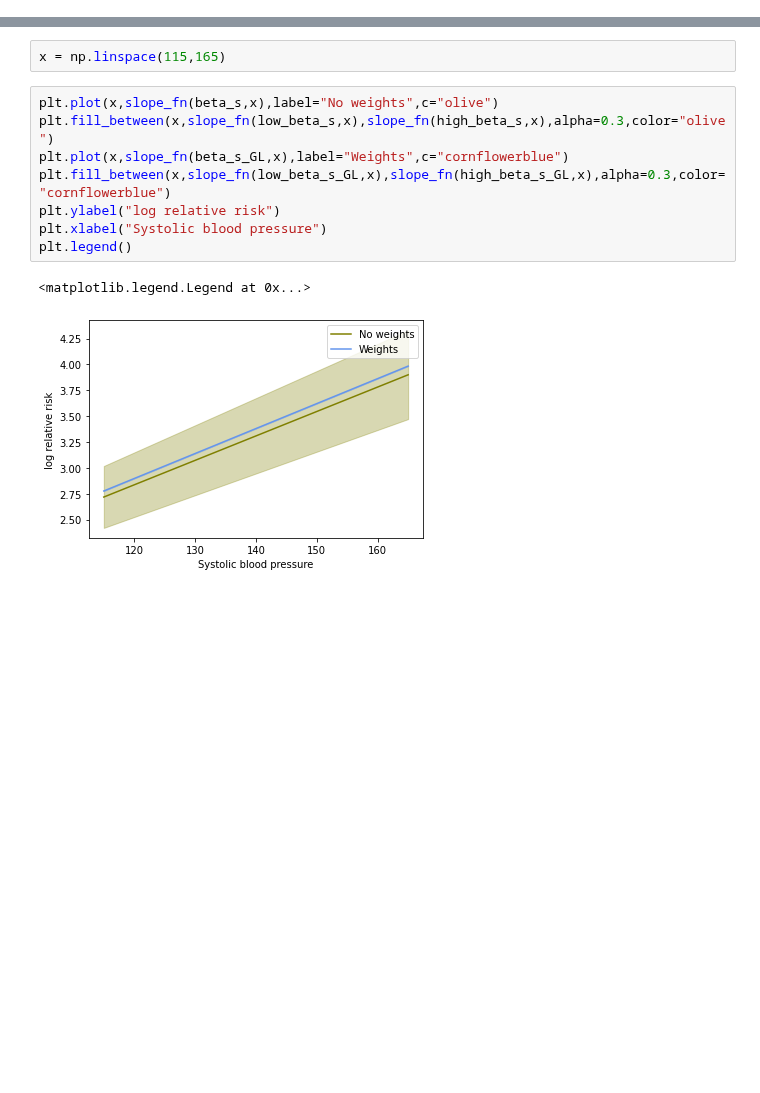
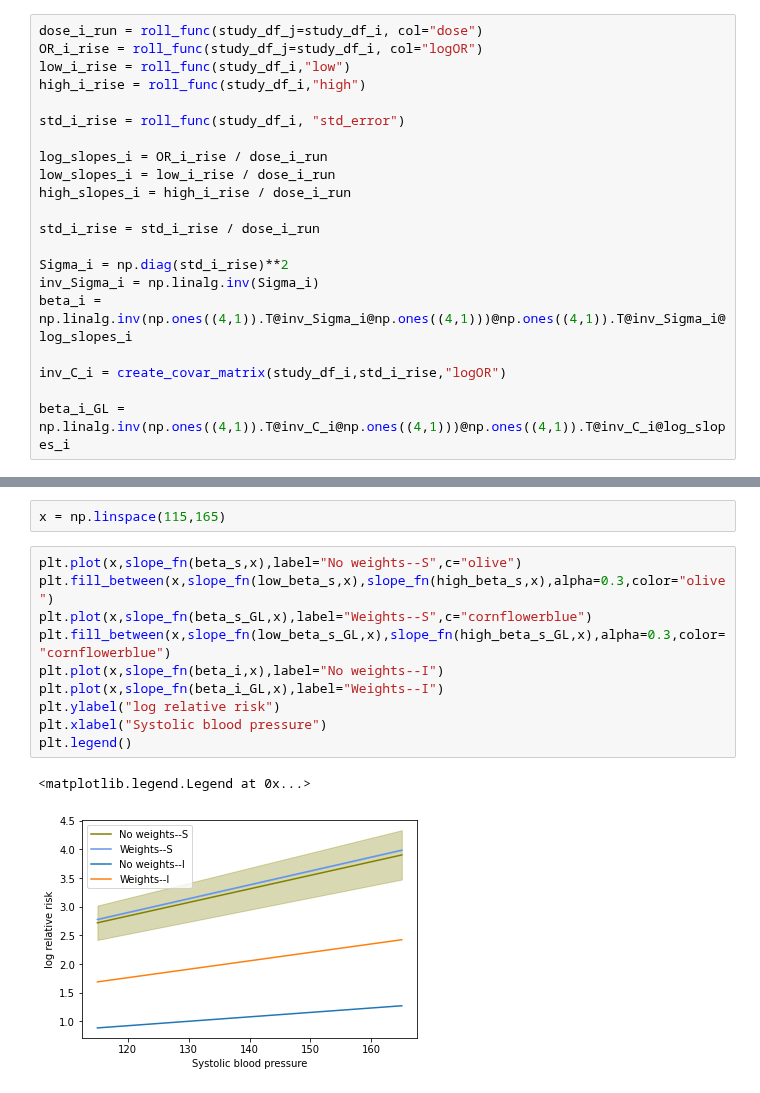
Before and after one commit to ihmeuw-msca/CorrelationCorrection, a Jupyter notebook: IHME_data_ex.ipynb, the cells around one changed output, grey strips where cells are left out. Cells and saved outputs as stored; diff of their text form; blank space fills up the shorter version.

Commit message:
Add Itoga plot--shift observed

```diff
--- a/IHME_data_ex.ipynb
+++ b/IHME_data_ex.ipynb
@@ -110,19 +110,42 @@ high_beta_s_GL = np.linalg.inv(np.ones((3,1)).T@high_inv_C_s@np.ones((3,1)))@np.
 beta_s_GL
 # %% [output]
 array([0.02414612])
+# %%
+dose_i_run = roll_func(study_df_j=study_df_i, col="dose")
+OR_i_rise = roll_func(study_df_j=study_df_i, col="logOR")
+low_i_rise = roll_func(study_df_i,"low")
+high_i_rise = roll_func(study_df_i,"high")
+
+std_i_rise = roll_func(study_df_i, "std_error")
+
+log_slopes_i = OR_i_rise / dose_i_run
+low_slopes_i = low_i_rise / dose_i_run
+high_slopes_i = high_i_rise / dose_i_run
+
+std_i_rise = std_i_rise / dose_i_run
+
+Sigma_i = np.diag(std_i_rise)**2
+inv_Sigma_i = np.linalg.inv(Sigma_i)
+beta_i = np.linalg.inv(np.ones((4,1)).T@inv_Sigma_i@np.ones((4,1)))@np.ones((4,1)).T@inv_Sigma_i@log_slopes_i
+
+inv_C_i = create_covar_matrix(study_df_i,std_i_rise,"logOR")
+
+beta_i_GL = np.linalg.inv(np.ones((4,1)).T@inv_C_i@np.ones((4,1)))@np.ones((4,1)).T@inv_C_i@log_slopes_i
 # %%
 def slope_fn(beta,x):
     return beta*x
 # %%
 x = np.linspace(115,165)
 # %%
-plt.plot(x,slope_fn(beta_s,x),label="No weights",c="olive")
+plt.plot(x,slope_fn(beta_s,x),label="No weights--S",c="olive")
 plt.fill_between(x,slope_fn(low_beta_s,x),slope_fn(high_beta_s,x),alpha=0.3,color="olive")
-plt.plot(x,slope_fn(beta_s_GL,x),label="Weights",c="cornflowerblue")
+plt.plot(x,slope_fn(beta_s_GL,x),label="Weights--S",c="cornflowerblue")
 plt.fill_between(x,slope_fn(low_beta_s_GL,x),slope_fn(high_beta_s_GL,x),alpha=0.3,color="cornflowerblue")
+plt.plot(x,slope_fn(beta_i,x),label="No weights--I")
+plt.plot(x,slope_fn(beta_i_GL,x),label="Weights--I")
 plt.ylabel("log relative risk")
 plt.xlabel("Systolic blood pressure")
 plt.legend()
 # %% [output]
 <matplotlib.legend.Legend at 0x...>
-[figure, old version]
+[figure, new version]
```
